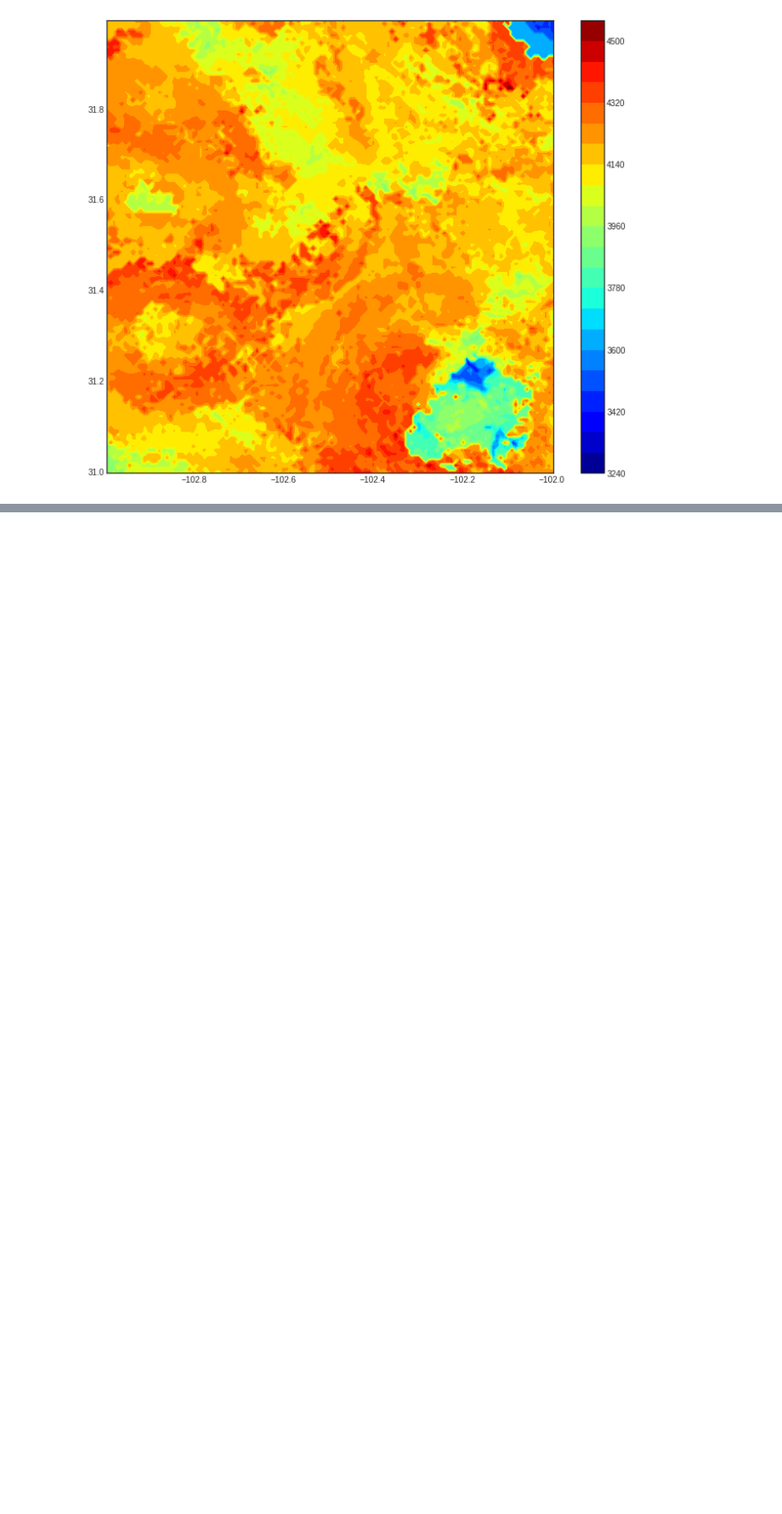
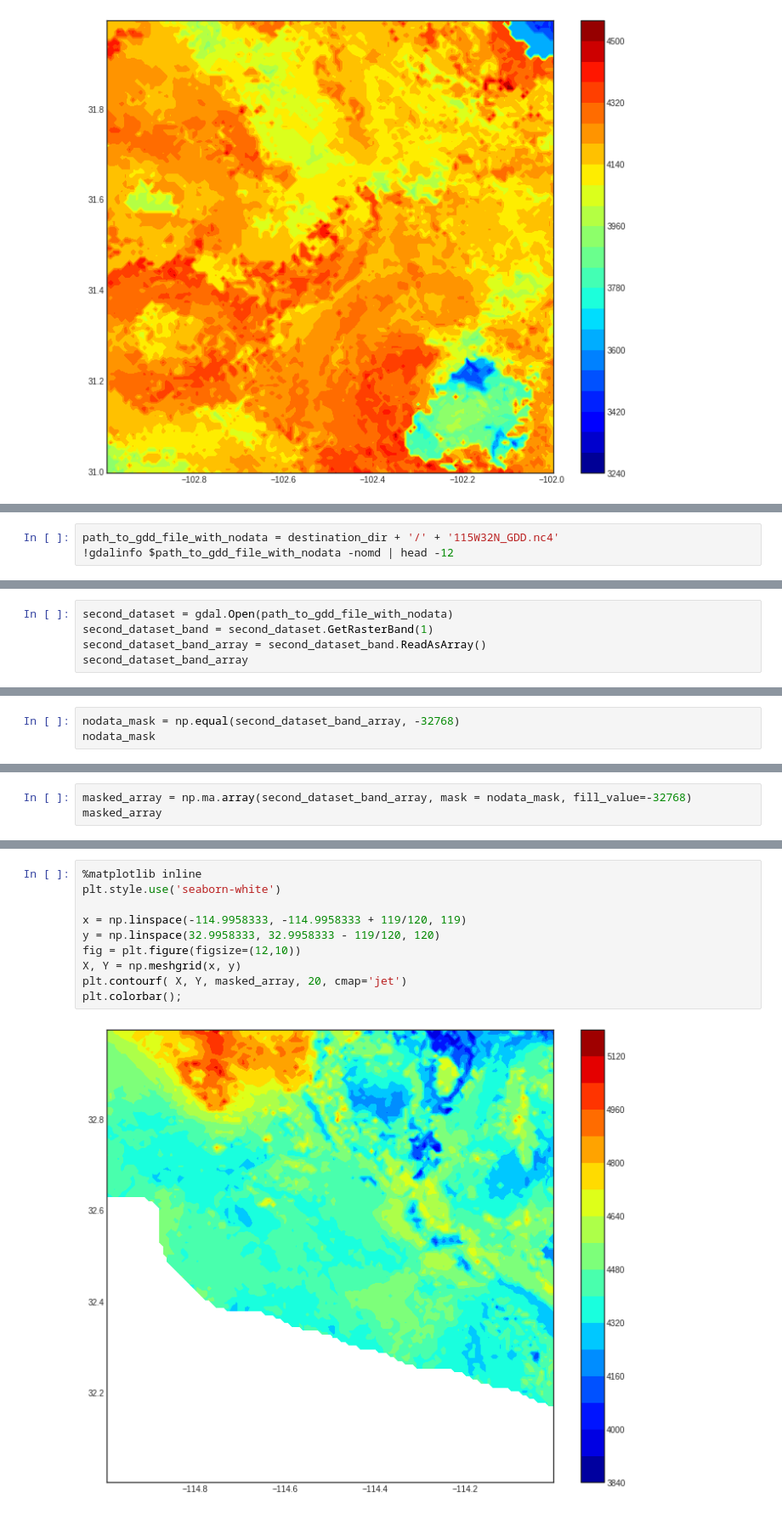
Before and after one commit to openskope/skope-notebooks, a Jupyter notebook: download_paleocar_dataset_from_noaa.ipynb, the cells around one changed output, grey strips where cells are left out. Shown at 85% size. Saved outputs shown, nothing was run; the diff lists cells and outputs as text; blank space fills up the shorter version.

Commit message:
Analyze data file containing NODATA pixels.

```diff
--- a/download_paleocar_dataset_from_noaa.ipynb
+++ b/download_paleocar_dataset_from_noaa.ipynb
@@ -384,0 +387,3 @@ plt.colorbar();
+# %%
+path_to_gdd_file_with_nodata = destination_dir + '/' + '115W32N_GDD.nc4'
+!gdalinfo $path_to_gdd_file_with_nodata -nomd | head -12
@@ -384,0 +404,5 @@ plt.colorbar();
+# %%
+second_dataset = gdal.Open(path_to_gdd_file_with_nodata)
+second_dataset_band = second_dataset.GetRasterBand(1)
+second_dataset_band_array = second_dataset_band.ReadAsArray()
+second_dataset_band_array
@@ -384,0 +417,3 @@ plt.colorbar();
+# %%
+nodata_mask = np.equal(second_dataset_band_array, -32768)
+nodata_mask
@@ -384,0 +428,3 @@ plt.colorbar();
+# %%
+masked_array = np.ma.array(second_dataset_band_array, mask = nodata_mask, fill_value=-32768)
+masked_array
@@ -384,0 +457,12 @@ plt.colorbar();
+# %%
+%matplotlib inline
+plt.style.use('seaborn-white')
+
+x = np.linspace(-114.9958333, -114.9958333 + 119/120, 119)
+y = np.linspace(32.9958333, 32.9958333 - 119/120, 120)
+fig = plt.figure(figsize=(12,10))
+X, Y = np.meshgrid(x, y)
+plt.contourf( X, Y, masked_array, 20, cmap='jet')
+plt.colorbar();
+# %% [output]
+[figure, added]
```
Also changed, not shown: parts of 6 cells of this notebook.
